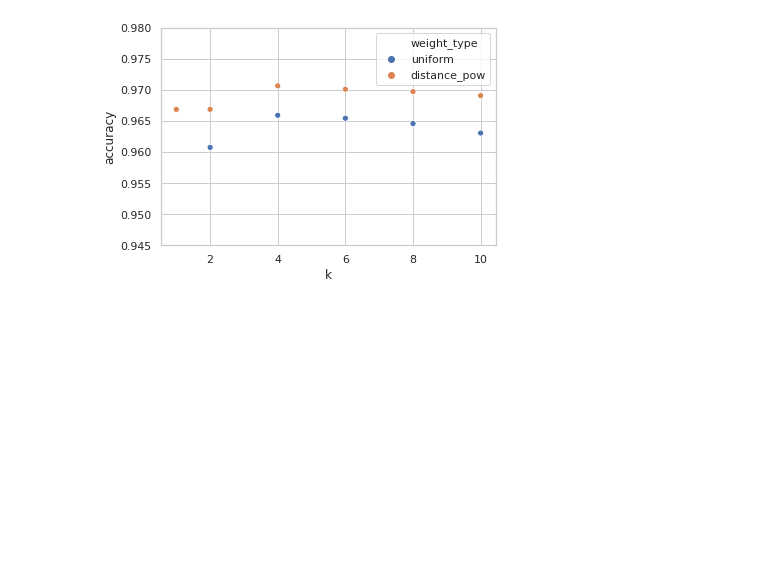
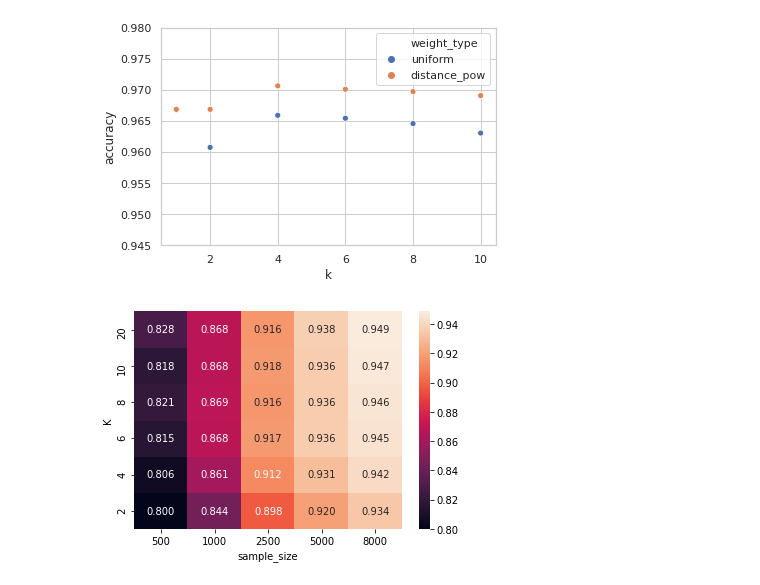
Before and after one commit to mnPanic/metnum-tp2, a Jupyter notebook: notebooks/knn_diff_size.ipynb, the cells around one changed output. Drawn from its saved outputs; the diff is of its cells as text; code cells hidden in the pictures; blank space fills up the shorter version.

Commit message:
knn: differences in size and K skeleton

```diff
--- a/notebooks/knn_diff_size.ipynb
+++ b/notebooks/knn_diff_size.ipynb
@@ -54,8 +54,8 @@ scoring_fns = {
     "f1":        metrics.f1_score,
 }
 
-K_FOLD_VALUES = [2, 4, 6, 8, 10]
-X_SIZES = [1000, 5000]#, 10000, 25000, 42000]
+K_FOLD_VALUES = [2, 4, 6, 8, 10, 20]
+X_SIZES = [500, 1000, 2500, 5000, 8000, 10000, 25000, 42000]
 LABEL = "kNN_distance_pow"
 #LABEL = "kNN_uniform+PCA"
 #LABEL = "kNN_distance_pow+PCA"
@@ -113,6 +113,13 @@ plot.set_ylim(0.945, 0.98)
 [figure]
 # %%
 df.to_csv("data/knn/variaciones/knn_distance_pow.csv", index=False)
+# %%
+import seaborn as sns
+df_pivot = df.pivot("K", "sample_size", "accuracy")
+ax = sns.heatmap(data=df_pivot, annot=True, fmt=".3f")
+ax.invert_yaxis()
+# %% [output]
+[figure, added]
 # %%
 ## concluimos que distance_pow es el mejor
 ## TODO: graficar cosas
```
Also changed, not shown: 1 other file.
